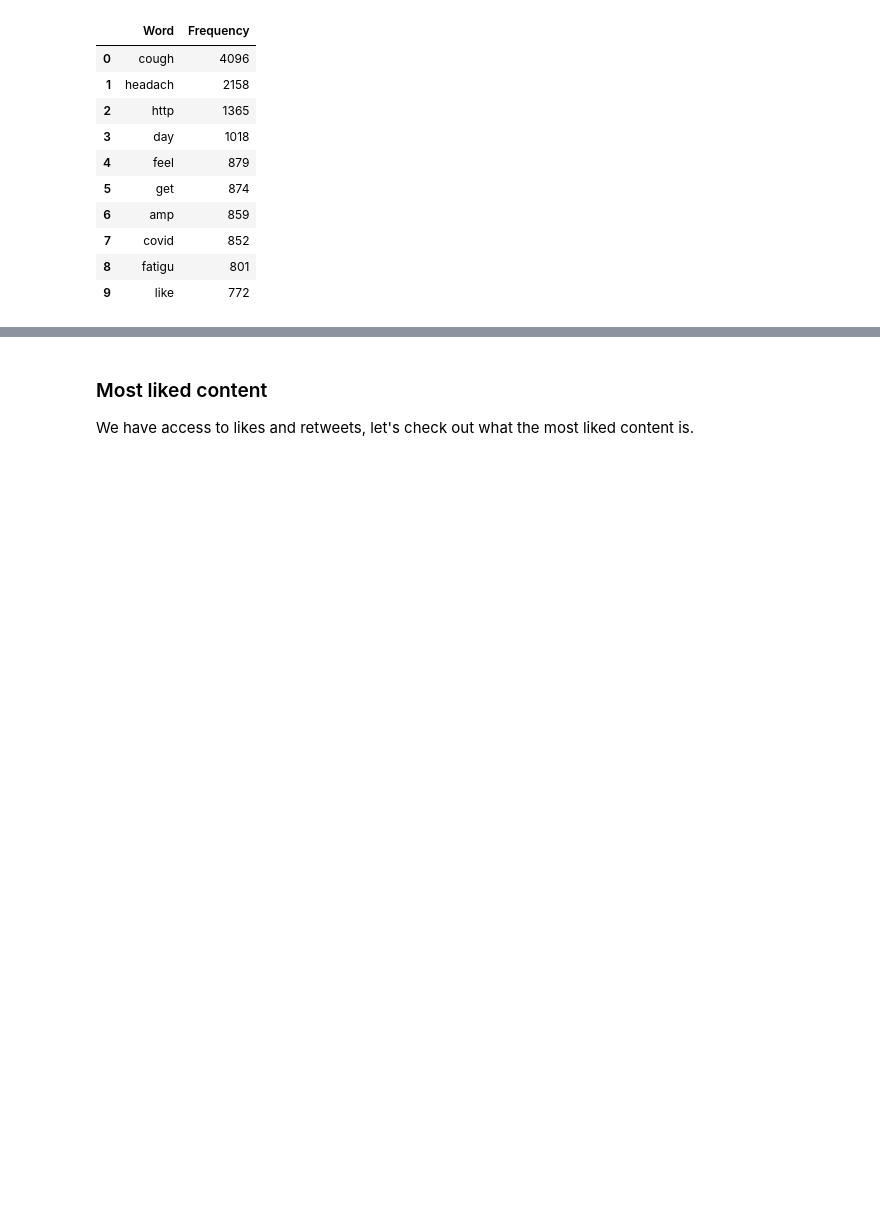
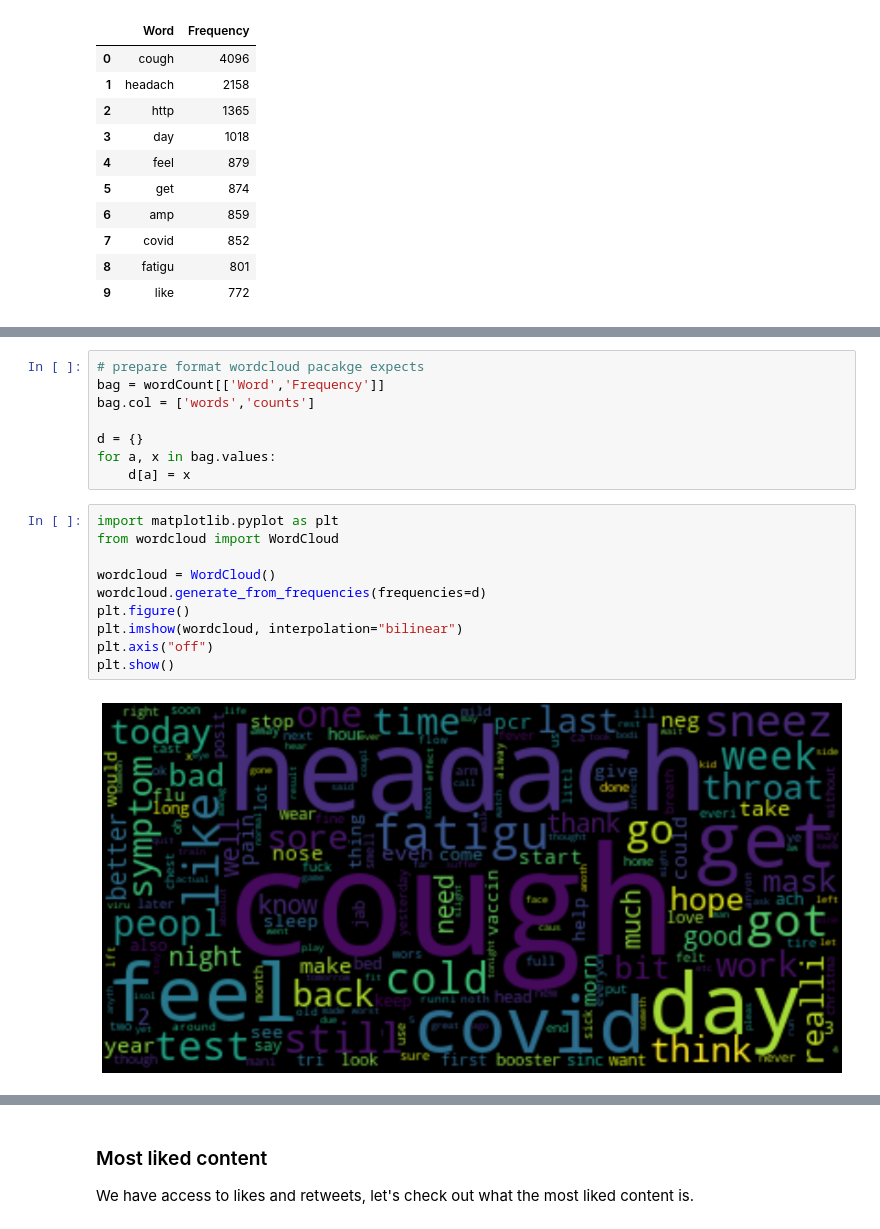
Before and after one commit to UKDataServiceOpen/working-with-twitter-data, a Jupyter notebook: HealthDemo/HealthTidyDemo.ipynb, the cells around one changed output, grey strips where cells are left out. Drawn from its saved outputs; the diff is of its cells as text; blank space fills up the shorter version.

```diff
--- a/HealthDemo/HealthTidyDemo.ipynb
+++ b/HealthDemo/HealthTidyDemo.ipynb
@@ -568,0 +502,20 @@ These are all much larger project ideas, we don't even have a level of condience
+# %%
+# prepare format wordcloud pacakge expects
+bag = wordCount[['Word','Frequency']]
+bag.col = ['words','counts']
+
+d = {}
+for a, x in bag.values:
+    d[a] = x
+# %%
+import matplotlib.pyplot as plt
+from wordcloud import WordCloud
+
+wordcloud = WordCloud()
+wordcloud.generate_from_frequencies(frequencies=d)
+plt.figure()
+plt.imshow(wordcloud, interpolation="bilinear")
+plt.axis("off")
+plt.show()
+# %% [output]
+[figure, added]
```
Also changed, not shown: parts of 58 cells of this notebook, 3 other files.
